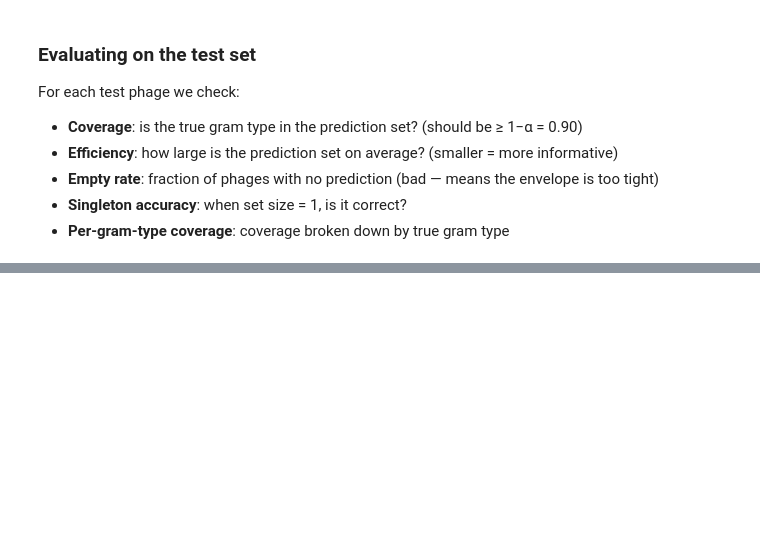
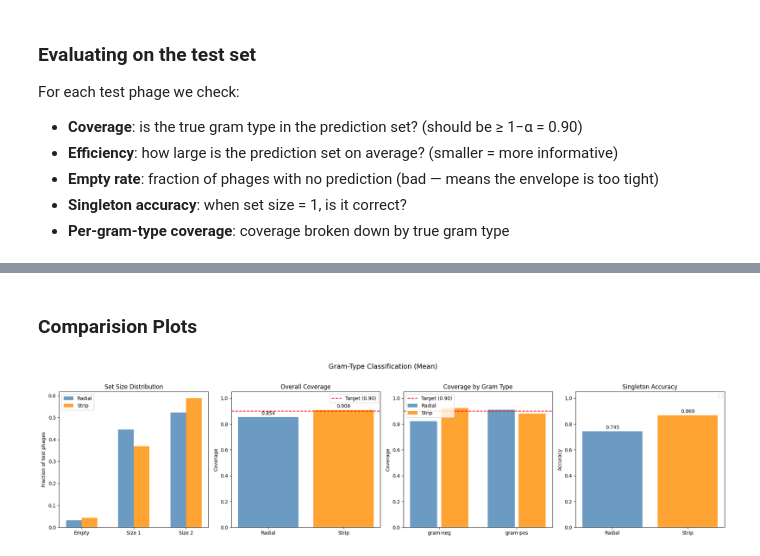
Before and after one commit to Nizalia13/Internship, a Jupyter notebook: Codes/Gram_Type_Classification_Mean.ipynb, the cells around one changed output, grey strips where cells are left out. Drawn from its saved outputs; the diff is of its cells as text; code cells hidden in the pictures; blank space fills up the shorter version.

```diff
--- a/Codes/Gram_Type_Classification_Mean.ipynb
+++ b/Codes/Gram_Type_Classification_Mean.ipynb
@@ -684 +684,77 @@ Strip Method:
  Size 2  : 58.77 %
+# %% [markdown]
+### Comparision Plots
+# %%
+fig, axes = plt.subplots(1, 4, figsize=(20, 5))
+methods   = ["Radial", "Strip"]
+metrics   = [radial_metrics, strip_metrics]
+colors    = ["steelblue", "darkorange"]
+
+
+# Plot 1: Set size distribution
+ax = axes[0]
+for name, m, c in zip(methods, metrics, colors):
+   sizes  = m["set_sizes"]
+   counts = [sizes.count(s) / len(sizes) for s in [0, 1, 2]]
+   x      = np.array([0, 1, 2])
+   offset = -0.15 if name == "Radial" else 0.15
+   ax.bar(x + offset, counts, width=0.3, label=name, color=c, alpha=0.8)
+ax.set_xticks([0, 1, 2])
+ax.set_xticklabels(["Empty", "Size 1", "Size 2"])
+ax.set_title("Set Size Distribution")
+ax.set_ylabel("Fraction of test phages")
+ax.legend()
+
+
+# Plot 2: Overall coverage
+ax = axes[1]
+covs = [radial_metrics["coverage"], strip_metrics["coverage"]]
+bars = ax.bar(methods, covs, color=colors, alpha=0.8)
+ax.axhline(1 - alpha, color="red", linestyle="--", label=f"Target ({1-alpha:.2f})")
+ax.set_ylim(0, 1.05)
+ax.set_title("Overall Coverage")
+ax.set_ylabel("Coverage")
+ax.legend()
+for bar, val in zip(bars, covs):
+   ax.text(bar.get_x() + bar.get_width()/2, val + 0.01, f"{val:.3f}",
+           ha="center", va="bottom", fontsize=10)
+
+
+# Plot 3: Per-gram-type coverage
+ax = axes[2]
+gram_types = ["gram-neg", "gram-pos"]
+x = np.arange(len(gram_types))
+for j, (name, m, c) in enumerate(zip(methods, metrics, colors)):
+   vals   = [m["per_type_coverage"][gt] for gt in gram_types]
+   offset = -0.2 if name == "Radial" else 0.2
+   ax.bar(x + offset, vals, width=0.35, label=name, color=c, alpha=0.8)
+ax.axhline(1 - alpha, color="red", linestyle="--", label=f"Target ({1-alpha:.2f})")
+ax.set_xticks(x)
+ax.set_xticklabels(gram_types)
+ax.set_ylim(0, 1.05)
+ax.set_title("Coverage by Gram Type")
+ax.set_ylabel("Coverage")
+ax.legend()
+
+
+# Plot 4: Singleton accuracy
+ax = axes[3]
+accs = [
+   radial_metrics["singleton_accuracy"] or 0,
+   strip_metrics ["singleton_accuracy"] or 0,
+]
+bars = ax.bar(methods, accs, color=colors, alpha=0.8)
+ax.set_ylim(0, 1.05)
+ax.set_title("Singleton Accuracy")
+ax.set_ylabel("Accuracy")
+ax.legend()
+for bar, val in zip(bars, accs):
+   ax.text(bar.get_x() + bar.get_width()/2, val + 0.01, f"{val:.3f}",
+           ha="center", va="bottom", fontsize=10)
+
+
+plt.suptitle(f"Gram-Type Classification (Mean)", fontsize=14, y=1.02)
+plt.tight_layout()
+plt.show()
+# %% [output]
+[figure, added]
```
Also changed, not shown: parts of 5 cells of this notebook.
